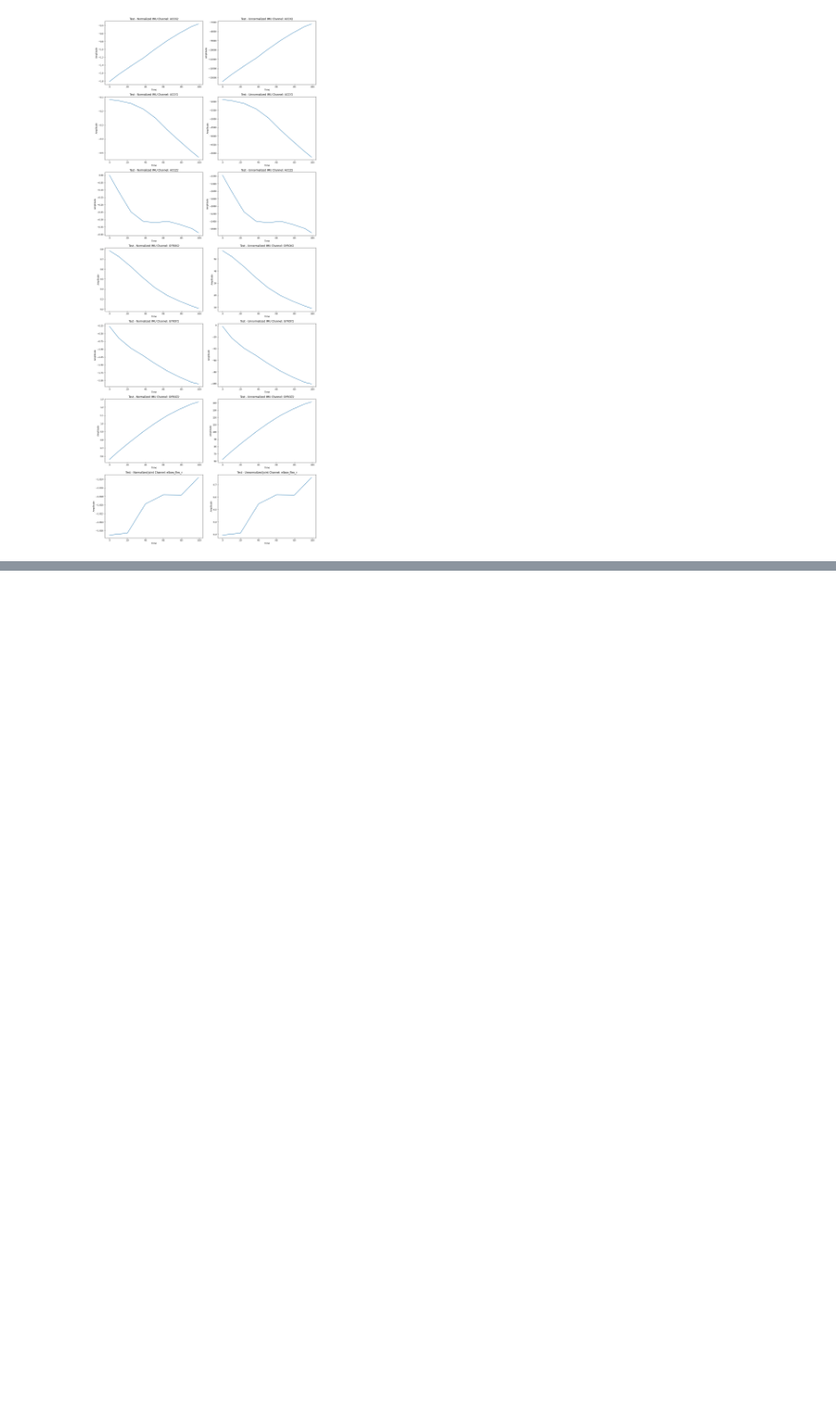
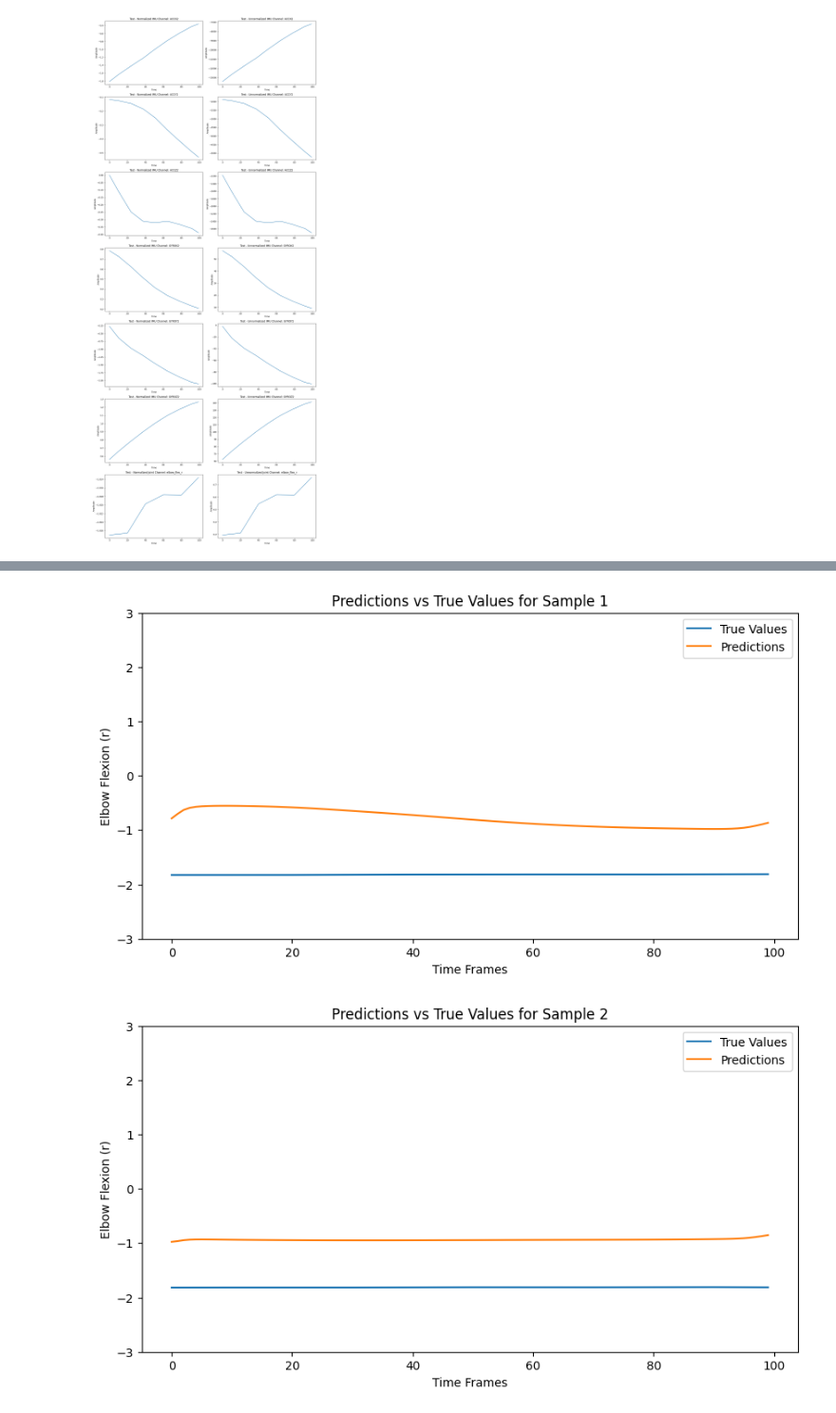
Before and after one commit to stevenc15/SD1-project, a Jupyter notebook: ml/examples/kin_light .ipynb, the cells around one changed output, grey strips where cells are left out. Shown at 95% size. Cells and saved outputs as stored; diff of their text form; code cells hidden in the pictures; blank space fills up the shorter version.

```diff
--- a/ml/examples/kin_light .ipynb
+++ b/ml/examples/kin_light .ipynb
@@ -259,0 +244,69 @@ TypeError: Kinematics_lightweight.forward() missing 1 required positional argume
+# %%
+# Load the trained model
+model = Kinematics_lightweight(3, 3)
+model.load_state_dict(torch.load('gait_net_kinematics_lightweight.pth'))
+model.eval()
+model.to(device)
+
+# Evaluate the model on the test set
+test_loss = 0
+all_predictions = []
+all_targets = []
+
+class RMSELoss(nn.Module):
+    def __init__(self):
+        super(RMSELoss, self).__init__()
+
+    def forward(self, pred, target):
+        mse = nn.MSELoss()(pred, target)
+        rmse = torch.sqrt(mse)
+        return rmse
+
+criterion = RMSELoss()
+
+with torch.no_grad():
+    for data_input, data_targets in test_loader:
+        data_acc = data_input.to(device).float()[:,:,:len(config.channels_imu)//2]
+        data_gyr = data_input.to(device).float()[:,:,len(config.channels_imu)//2:]
+        data_targets = data_targets.to(device).float()
+
+        output = model(data_acc, data_gyr)
+        loss = criterion(output, data_targets)
+        test_loss += loss.item()
+
+        all_predictions.append(output.cpu().numpy())
+        all_targets.append(data_targets.cpu().numpy())
+
+test_loss /= len(test_loader)
+print(f'Test Loss: {test_loss:.4f}')
+
+# Combine all predictions and targets
+all_predictions = np.concatenate(all_predictions)
+all_targets = np.concatenate(all_targets)
+
+print(all_predictions.shape, all_targets.shape)  # Print shapes for debugging
+
+
+
+
+# model.eval()
+# with torch.no_grad():
+#     x, y = next(iter(test_loader))
+#     x = x.to(device).float()
+#     y = y.to(device).float()
+
+#     # Predict using the model
+#     y_pred = model(x[:, :, :len(config.channels_imu) // 2], x[:, :, len(config.channels_imu) // 2:])
+#     y_pred = y_pred.cpu().numpy()
+#     y = y.cpu().numpy()
+#     print(y_pred.shape)
+
+#     # Convert y and y_pred back to tensors
+#     y = torch.tensor(y).to(device)
+#     y_pred = torch.tensor(y_pred).to(device)
+
+#     print(y_pred.shape, y.shape)
+
+#     plot_data_kinelight(x, y, config, test_dataset.scaler, "Test")
+#     plot_data_kinelight(x, y_pred, config, test_dataset.scaler, "Prediction")
+# %% [output]
@@ -259,0 +315,2 @@ TypeError: Kinematics_lightweight.forward() missing 1 required positional argume
+[figure, added]
+[figure, added]
```
Also changed, not shown: parts of 6 cells of this notebook, 1 other file.
